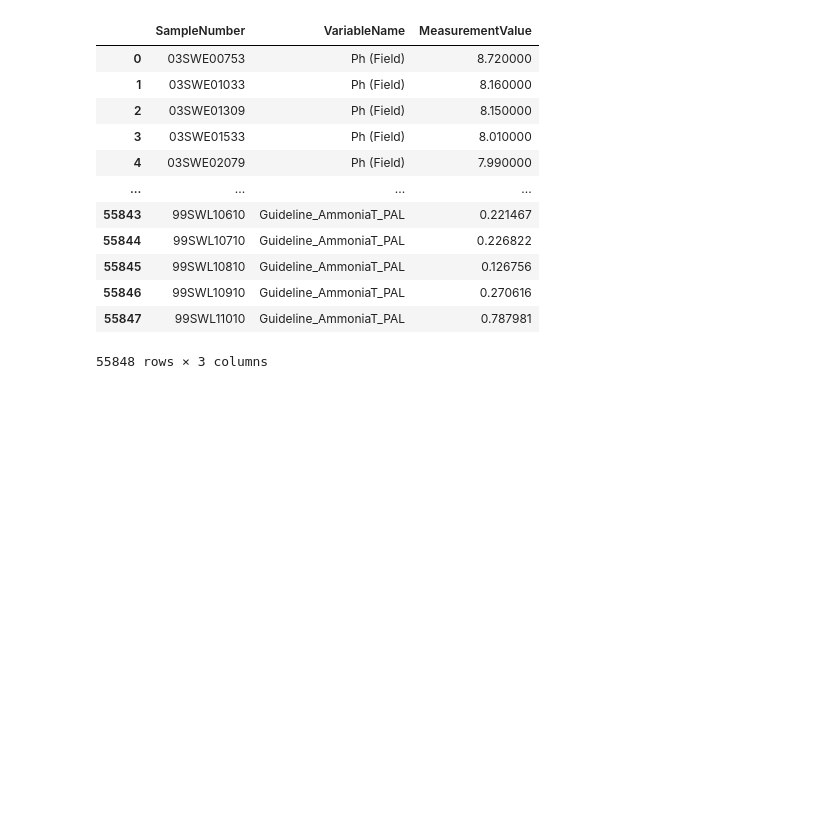
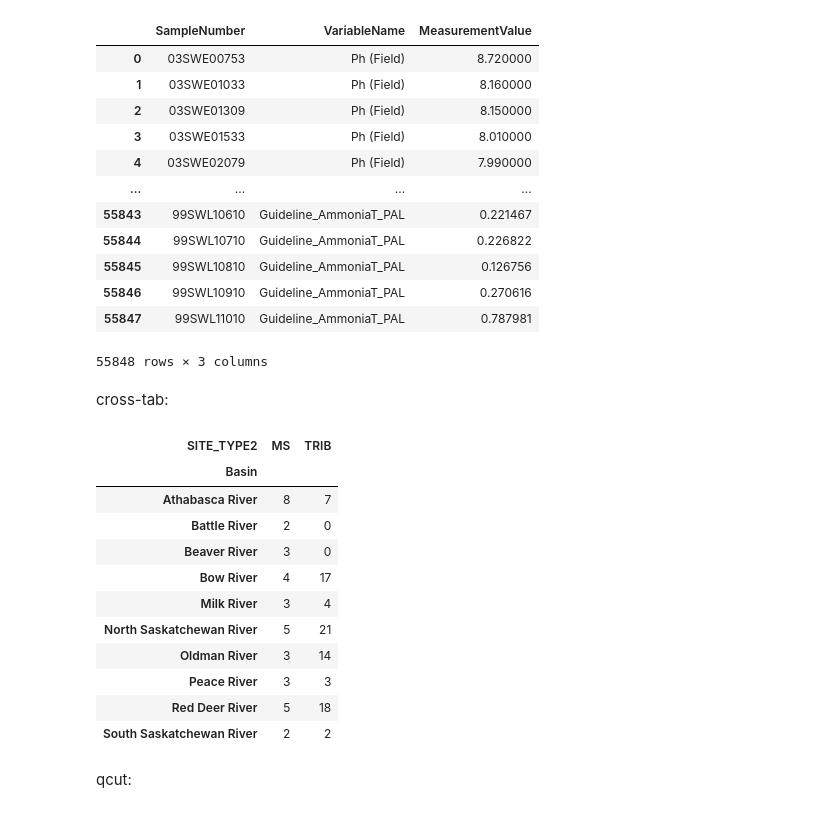
Before and after one commit to mjdzr/AB-WQ, a Jupyter notebook: notebooks/data_cleaning.ipynb, the cells around one changed output. Cells and saved outputs as stored; diff of their text form; code cells hidden in the pictures; blank space fills up the shorter version.

```diff
--- a/notebooks/data_cleaning.ipynb
+++ b/notebooks/data_cleaning.ipynb
@@ -424,3 +424,23 @@ data_pivot.reset_index().melt(id_vars="SampleNumber", var_name="VariableName", v
 | 55846 | 99SWL10910 | Guideline_AmmoniaT_PAL | 0.270616 |
 | 55847 | 99SWL11010 | Guideline_AmmoniaT_PAL | 0.787981 |
 55848 rows × 3 columns
+# %% [markdown]
+cross-tab:
+# %%
+unique_stations = data[['Basin', 'SITE_TYPE2', 'StationNumber']].drop_duplicates()
+pd.crosstab(unique_stations['Basin'], unique_stations['SITE_TYPE2'])
+# %% [output]
+| SITE_TYPE2 | MS | TRIB |
+| Basin |  |  |
+| Athabasca River | 8 | 7 |
+| Battle River | 2 | 0 |
+| Beaver River | 3 | 0 |
+| Bow River | 4 | 17 |
+| Milk River | 3 | 4 |
+| North Saskatchewan River | 5 | 21 |
+| Oldman River | 3 | 14 |
+| Peace River | 3 | 3 |
+| Red Deer River | 5 | 18 |
+| South Saskatchewan River | 2 | 2 |
+# %% [markdown]
+qcut:
```
Also changed, not shown: parts of 1 cell of this notebook.
